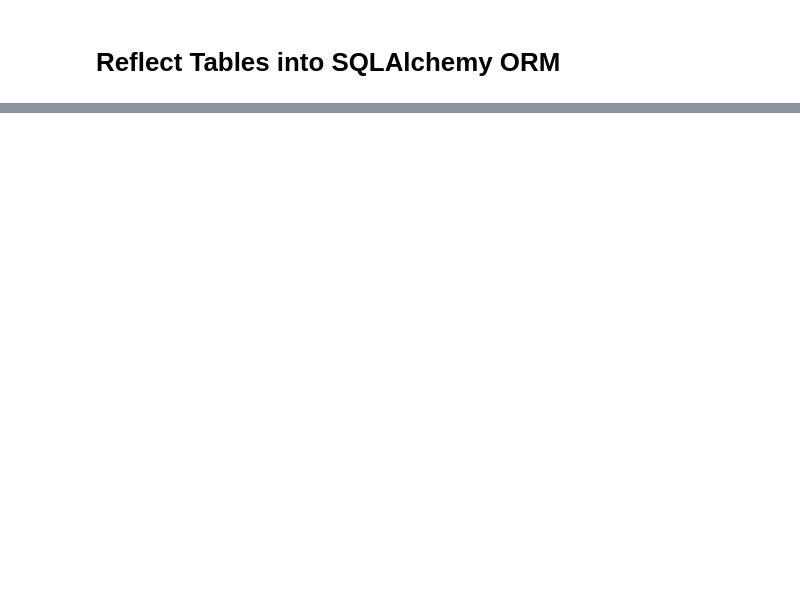
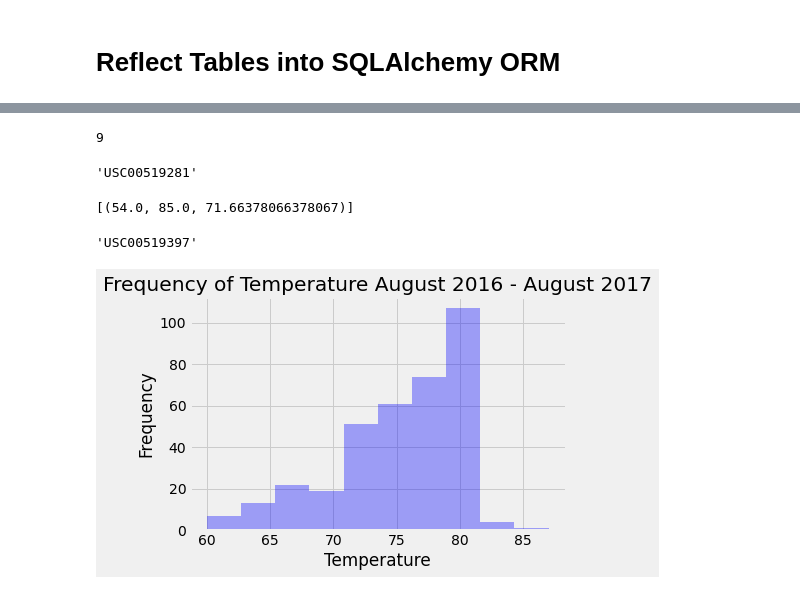
Before and after one commit to JoshSniderman/sqlalchemy-challenge, a Jupyter notebook: climate_starter.ipynb, the cells around one changed output, grey strips where cells are left out. Drawn from its saved outputs; the diff is of its cells as text; code cells hidden in the pictures; blank space fills up the shorter version.

```diff
--- a/climate_starter.ipynb
+++ b/climate_starter.ipynb
@@ -138,0 +85,52 @@ session.close()
+# %%
+# Design a query to show how many stations are available in this dataset
+session.query(Measurement.station).distinct().count()
+# %% [output]
+9
+# %%
+#Save station with most observations as string for next query
+station = ''.join(
+                    session.query(Measurement.station).\
+                        group_by(Measurement.station).\
+                        order_by(func.count(Measurement.prcp).desc()).first())
+station
+# %% [output]
+'USC00519281'
+# %%
+# Using the station id from the previous query, calculate the lowest temperature recorded,
+# highest temperature recorded, and average temperature most active station?
+session.query(func.min(Measurement.tobs),func.max(Measurement.tobs),func.avg(Measurement.tobs)).\
+            filter(Measurement.station == station).all()
+# %% [output]
+[(54.0, 85.0, 71.66378066378067)]
+# %%
+#Query to find station with most temperature observations in time period queried, save as string for next query
+tempstation = ''.join(
+                        session.query(Measurement.station).\
+                            filter(func.strftime(Measurement.date>query_date)).\
+                            filter(func.strftime(Measurement.date<last_date)).\
+                            group_by(Measurement.station).\
+                            order_by(func.count(Measurement.tobs).desc()).first())
+tempstation
+# %% [output]
+'USC00519397'
+# %%
+# Choose the station with the highest number of temperature observations.
+# Query the last 12 months of temperature observation data for this station and plot the results as a histogram
+tempdata = session.query(Measurement.date,Measurement.tobs).\
+                    filter(func.strftime(Measurement.date>query_date)).\
+                    filter(func.strftime(Measurement.date<last_date)).\
+                    filter(Measurement.station == tempstation).\
+                    group_by(Measurement.date).all()
+
+#unpack tuples into list with list comprehension
+temp = [x[1] for x in tempdata]
+tdf = DataFrame(tempdata,columns=['Date', 'Temperature'])
+
+plt.hist(temp, bins=10,color="blue",alpha=.35)
+plt.ylabel("Frequency")
+plt.xlabel("Temperature")
+plt.title("Frequency of Temperature August 2016 - August 2017")
+plt.savefig(".\\Images\\temphist.png",bbox_inches="tight")
+# %% [output]
+[figure, added]
```
Also changed, not shown: parts of 38 cells of this notebook, 8 other files.
